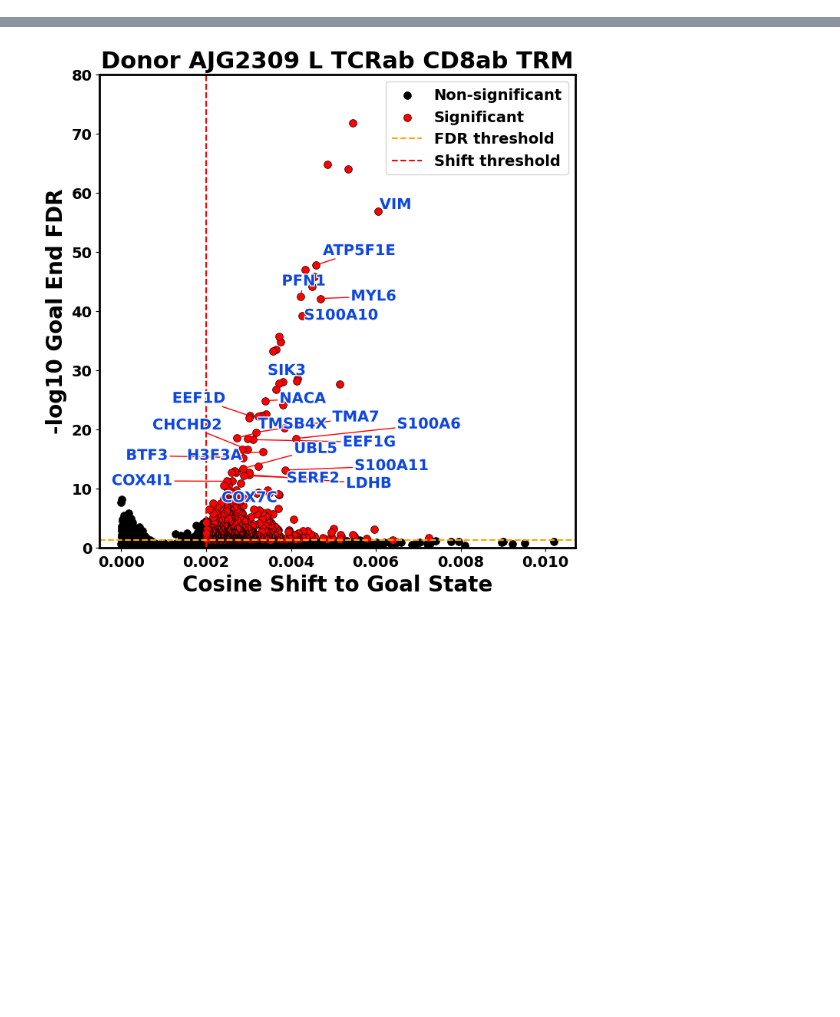
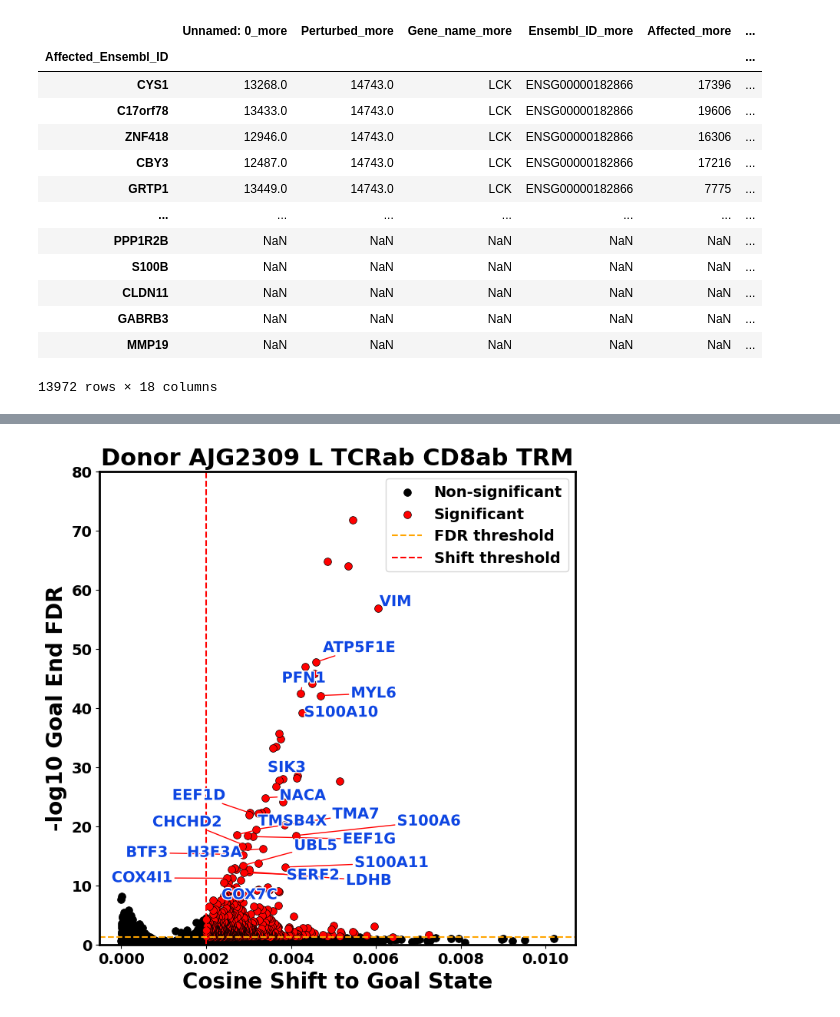
Before and after one commit to Ran-x2/mtb, a Jupyter notebook: Geneformer_visualization.ipynb, the cells around one changed output, grey strips where cells are left out. Saved outputs shown, nothing was run; the diff lists cells and outputs as text; code cells hidden in the pictures; blank space fills up the shorter version.

```diff
--- a/Geneformer_visualization.ipynb
+++ b/Geneformer_visualization.ipynb
@@ -8,10 +11,29 @@ import matplotlib.patheffects as pe
 # %%
-from pathlib import Path
-
-directory_path = Path('E:/AAA_Labwork/T cells/v3/Geneformer/')
-dir_names = [d.name for d in directory_path.iterdir() if d.is_dir()][1:]
-
-txid = pd.read_csv('F:/References/tx2gene_grch38_ens94.txt',sep = '\t',index_col = 1)
+txid = pd.read_csv('tx2gene_grch38_ens94.txt',sep = '\t',index_col = 1)
 id_table = pd.DataFrame(txid['symbol']).drop_duplicates().T
 id_dict = id_table.to_dict(orient = 'records')[0]#index = False)
-ylimmax = [80,60,100,100,130]
+# ylimmax = [80,60,100,100,130]
+# %%
+more_res = pd.read_csv("test_182866/gene_perturb_10000_1_selectedgene_more.csv",index_col= 6, header = 0).iloc[1:,:]
+less_res = pd.read_csv("test_182866/gene_perturb_10000_1_selectedgene_less.csv",index_col= 6,header=0).iloc[1:,:]
+
+more_res = more_res.rename(index = id_dict)
+less_res = less_res.rename(index = id_dict)
+# %%
+merged_df = more_res.merge(less_res, how = 'outer', on = 'Affected_Ensembl_ID', suffixes = ['_more','_less'])
+merged_df
+# %% [output]
+|  | Unnamed: 0_more | Perturbed_more | Gene_name_more | Ensembl_ID_more | Affected_more | ... |
+| Affected_Ensembl_ID |  |  |  |  |  | ... |
+| CYS1 | 13268.0 | 14743.0 | LCK | ENSG00000182866 | 17396 | ... |
+| C17orf78 | 13433.0 | 14743.0 | LCK | ENSG00000182866 | 19606 | ... |
+| ZNF418 | 12946.0 | 14743.0 | LCK | ENSG00000182866 | 16306 | ... |
+| CBY3 | 12487.0 | 14743.0 | LCK | ENSG00000182866 | 17216 | ... |
+| GRTP1 | 13449.0 | 14743.0 | LCK | ENSG00000182866 | 7775 | ... |
+| ... | ... | ... | ... | ... | ... | ... |
+| PPP1R2B | NaN | NaN | NaN | NaN | NaN | ... |
+| S100B | NaN | NaN | NaN | NaN | NaN | ... |
+| CLDN11 | NaN | NaN | NaN | NaN | NaN | ... |
+| GABRB3 | NaN | NaN | NaN | NaN | NaN | ... |
+| MMP19 | NaN | NaN | NaN | NaN | NaN | ... |
+13972 rows × 18 columns
```
Also changed, not shown: parts of 7 cells of this notebook, 7 other files.
